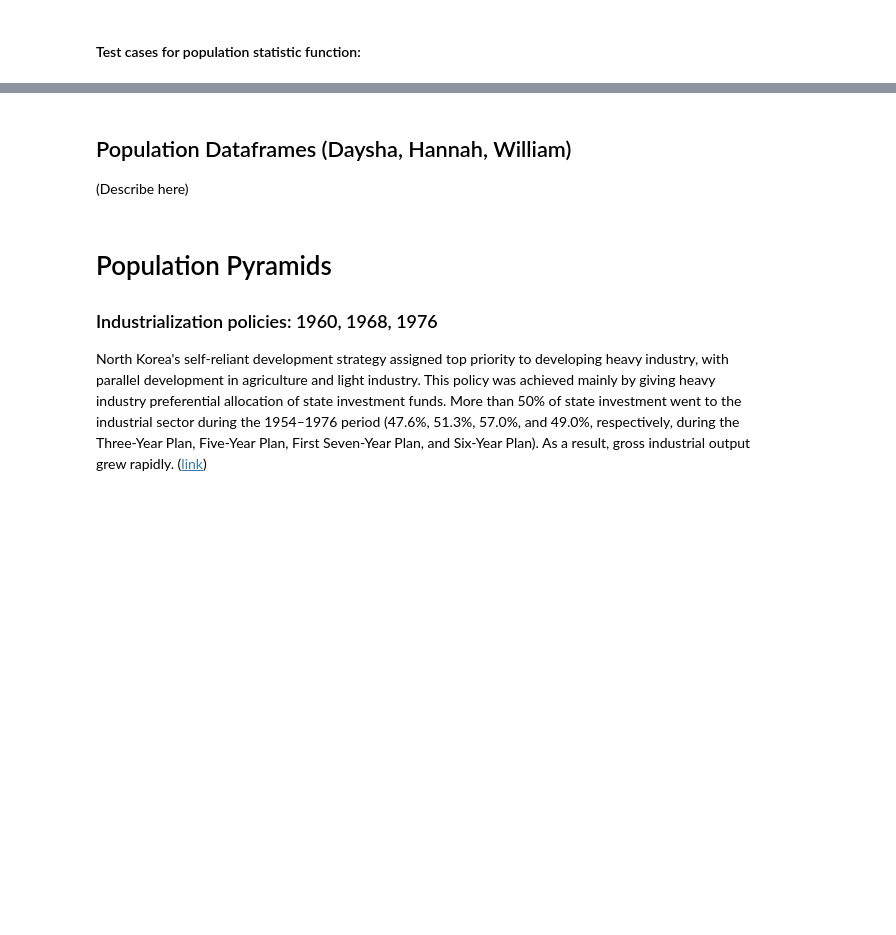
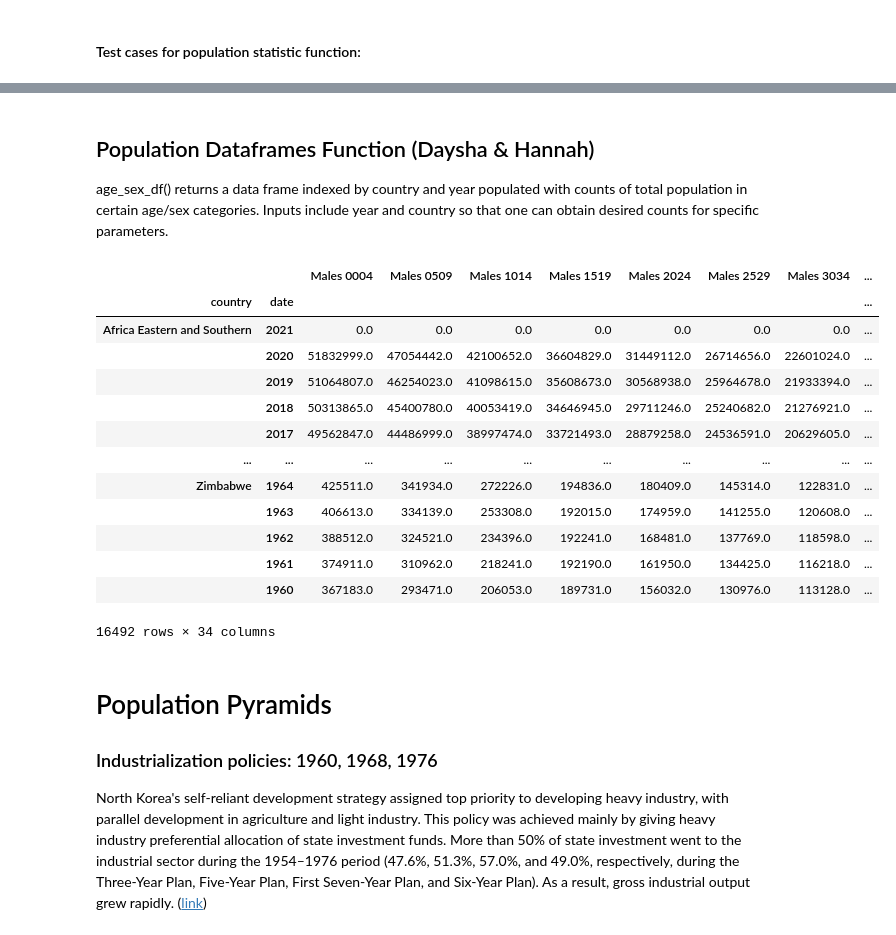
Before and after one commit to maxwell-sapp/EEP153-Project-1, a Jupyter notebook: North_Korea_Economics.ipynb, the cells around one changed output, grey strips where cells are left out. Saved outputs shown, nothing was run; the diff lists cells and outputs as text; code cells hidden in the pictures; blank space fills up the shorter version.

Commit message:
Adding population dataframe function

```diff
--- a/North_Korea_Economics.ipynb
+++ b/North_Korea_Economics.ipynb
@@ -321,9 +298,72 @@ True
 # %% [markdown]
-## Population Dataframes (Daysha, Hannah, William)
+## Population Dataframes Function (Daysha & Hannah)
 
-(Describe here)
+age_sex_df() returns a data frame indexed by country and year populated with counts of total population in certain age/sex categories. Inputs include year and country so that one can obtain desired counts for specific parameters.
 # %%
-# code for population dataframes
+def age_sex_df(country='all', year='all'):
+
+    #create list of age ranges to categorize population counts
+    age_ranges = []
+    for i in range(0, 80, 5):
+        age_ranges.append(f"{i:02d}"+f"{i+4:02d}") #change this code to a more intuitive formatting expression
+    age_ranges.append('80UP') #adds 80 and up
+
+    #Create dictionary of age-sex indicators from wbdata to create df
+    male_age_indicators = {'SP.POP.'+ages+'.MA':'Males '+ages for ages in age_ranges}
+    female_age_indicators = {'SP.POP.'+ages+'.FE':'Females '+ages for ages in age_ranges}
+    all_indicators = male_age_indicators
+    all_indicators.update(female_age_indicators)
+
+    final_df = wbdata.api.get_dataframe(all_indicators, country='all', data_date=None, freq='Y', source=None, convert_date=False, keep_levels=False, cache=True)
+
+
+    #setting row data as integers rather than floats -- not working
+    final_df.fillna(0, inplace=True)
+#     final_df.iloc[0:, 0:34][1].astype(int)
+    # final_df.apply(lambda col: final_df['col'][1].astype(int))
+    # final_df['Males 0004'][1].astype(int)
+
+
+    #if no country input, save all regions' data, else only data for country
+    if country == 'all':
+        final_df = final_df
+    else:
+        final_df = final_df.loc[pd.Index([country])]
+
+
+    # if year is specified, return only year indices
+    if year =='all':
+        return final_df
+    else:
+        return final_df
+
+
+    #change index from wbdata object to datatype that can be used to select rows from date index
+
+    # else:
+#         return final_df.loc[[year]].style.set_caption(region+' Population Count by Age and Sex')
+#         final_df['date'] == year]
+
+
+
+# uncomment and try function for one region and one year
+# age_sex_df('Zimbabwe', '2000')
+age_sex_df()
+# %% [output]
+|  |  | Males 0004 | Males 0509 | Males 1014 | Males 1519 | Males 2024 | Males 2529 | Males 3034 | ... |
+| country | date |  |  |  |  |  |  |  | ... |
+| Africa Eastern and Southern | 2021 | 0.0 | 0.0 | 0.0 | 0.0 | 0.0 | 0.0 | 0.0 | ... |
+|  | 2020 | 51832999.0 | 47054442.0 | 42100652.0 | 36604829.0 | 31449112.0 | 26714656.0 | 22601024.0 | ... |
+|  | 2019 | 51064807.0 | 46254023.0 | 41098615.0 | 35608673.0 | 30568938.0 | 25964678.0 | 21933394.0 | ... |
+|  | 2018 | 50313865.0 | 45400780.0 | 40053419.0 | 34646945.0 | 29711246.0 | 25240682.0 | 21276921.0 | ... |
+|  | 2017 | 49562847.0 | 44486999.0 | 38997474.0 | 33721493.0 | 28879258.0 | 24536591.0 | 20629605.0 | ... |
+| ... | ... | ... | ... | ... | ... | ... | ... | ... | ... |
+| Zimbabwe | 1964 | 425511.0 | 341934.0 | 272226.0 | 194836.0 | 180409.0 | 145314.0 | 122831.0 | ... |
+|  | 1963 | 406613.0 | 334139.0 | 253308.0 | 192015.0 | 174959.0 | 141255.0 | 120608.0 | ... |
+|  | 1962 | 388512.0 | 324521.0 | 234396.0 | 192241.0 | 168481.0 | 137769.0 | 118598.0 | ... |
+|  | 1961 | 374911.0 | 310962.0 | 218241.0 | 192190.0 | 161950.0 | 134425.0 | 116218.0 | ... |
+|  | 1960 | 367183.0 | 293471.0 | 206053.0 | 189731.0 | 156032.0 | 130976.0 | 113128.0 | ... |
+16492 rows × 34 columns
 # %% [markdown]
 # Population Pyramids
 
```
Also changed, not shown: parts of 7 cells of this notebook, 1 other file.
